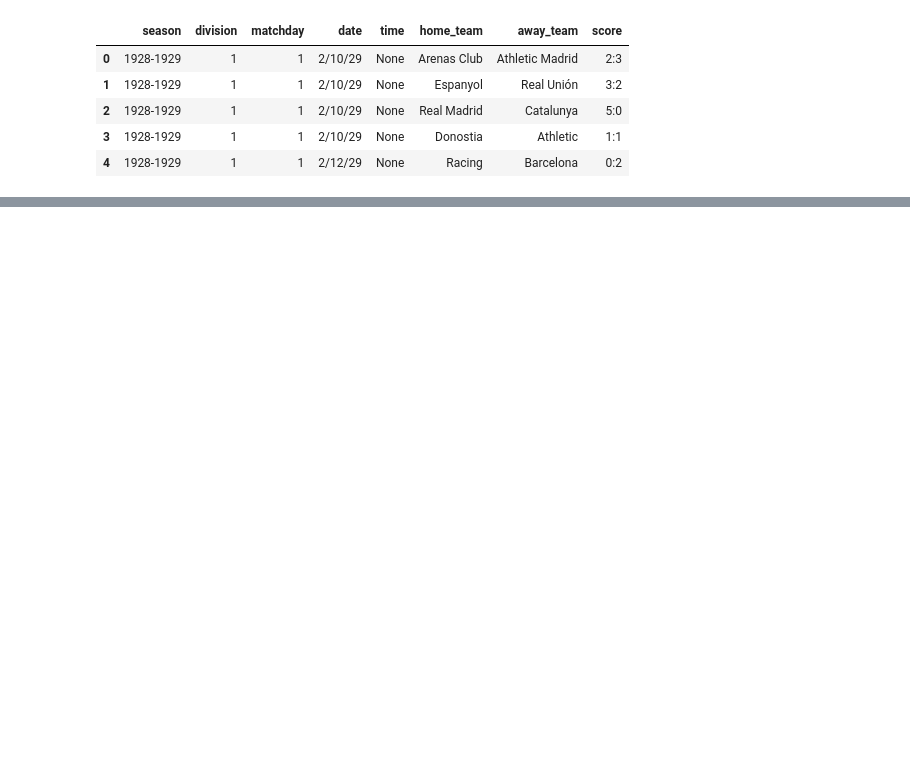
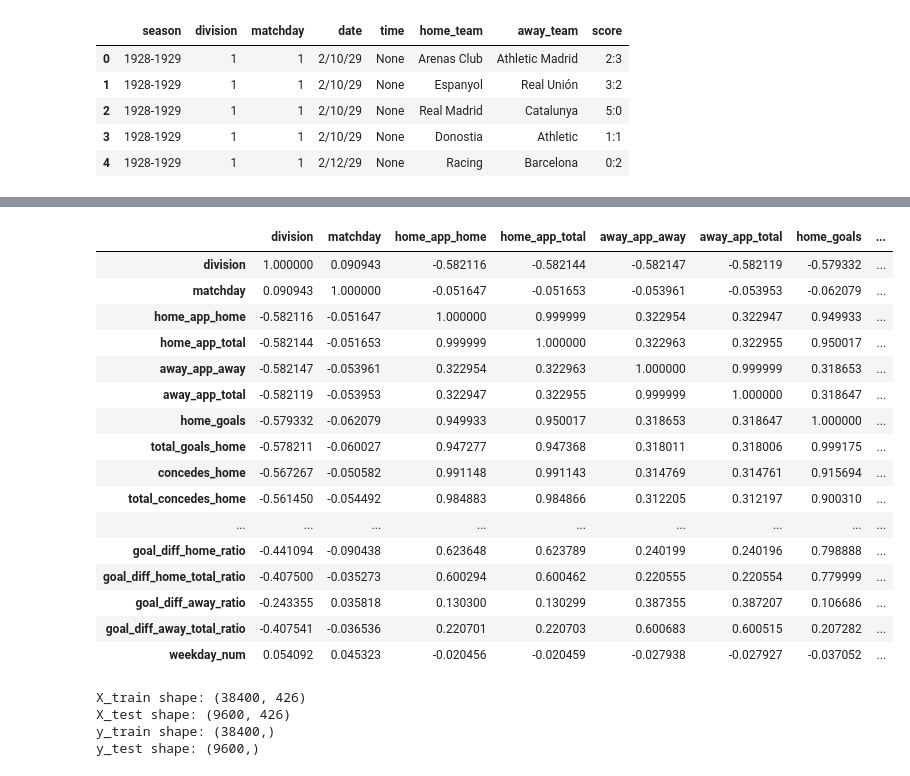
Before and after one commit to ManuIluro22/LaLiga, a Jupyter notebook: analysis/jordi.ipynb, the cells around one changed output, grey strips where cells are left out. Drawn from its saved outputs; the diff is of its cells as text; code cells hidden in the pictures; blank space fills up the shorter version.

```diff
--- a/analysis/jordi.ipynb
+++ b/analysis/jordi.ipynb
@@ -5,7 +30,10 @@ import pandas as pd
 # %%
 conn = sqlite3.connect('../laliga.sqlite')
 df = pd.read_sql_query("SELECT * FROM Matches", conn)
+df = df.dropna(axis = 'index' , how = 'all')
 display(df.head())
+
+# Close the connection when done
 conn.close()
 # %% [output]
 |  | season | division | matchday | date | time | home_team | away_team | score |
@@ -14,18 +42,3 @@ conn.close()
 | 2 | 1928-1929 | 1 | 1 | 2/10/29 | None | Real Madrid | Catalunya | 5:0 |
 | 3 | 1928-1929 | 1 | 1 | 2/10/29 | None | Donostia | Athletic | 1:1 |
 | 4 | 1928-1929 | 1 | 1 | 2/12/29 | None | Racing | Barcelona | 0:2 |
-# %%
-# Separate the home score and the away score.
-df[['home_score', 'away_score']] = df['score'].str.split(':', expand=True)
-df['home_score'] = pd.to_numeric(df['home_score'])
-df['away_score'] = pd.to_numeric(df['away_score'])
-
-# Delete the matches that have not been played yet
-df = df[(~df['home_score'].isnull()) | (~df['away_score'].isnull())]
-
-
-# Define whether it is a home or away win.
-df['result'] = df.apply(lambda row: 1 if row['home_score'] > row['away_score']
-                                        else 2 if row['home_score'] < row['away_score']
-                                        else 'X', axis=1)
-display(df.head())
@@ -52,0 +45,4 @@ away_stats = pd.DataFrame()
+# %%
+df = df.loc[(~df['score'].isnull())]
+display(df.head())
+display(df.tail())
@@ -52,0 +169,8 @@ away_stats = pd.DataFrame()
+# %%
+y = df.loc[:,'result']
+
+cols_to_drop = ['score','home_score','away_score','result']
+X = df.drop(columns=cols_to_drop)
+X = X.drop(columns=['date', 'time'])
+print(X.columns)
+y[:10,]
@@ -52,0 +202,20 @@ away_stats = pd.DataFrame()
+# %%
+X.corr(numeric_only=True).style.background_gradient("coolwarm", vmin=-1, vmax=1)
+# %% [output]
+|  | division | matchday | home_app_home | home_app_total | away_app_away | away_app_total | home_goals | ... |
+| division | 1.000000 | 0.090943 | -0.582116 | -0.582144 | -0.582147 | -0.582119 | -0.579332 | ... |
+| matchday | 0.090943 | 1.000000 | -0.051647 | -0.051653 | -0.053961 | -0.053953 | -0.062079 | ... |
+| home_app_home | -0.582116 | -0.051647 | 1.000000 | 0.999999 | 0.322954 | 0.322947 | 0.949933 | ... |
+| home_app_total | -0.582144 | -0.051653 | 0.999999 | 1.000000 | 0.322963 | 0.322955 | 0.950017 | ... |
+| away_app_away | -0.582147 | -0.053961 | 0.322954 | 0.322963 | 1.000000 | 0.999999 | 0.318653 | ... |
+| away_app_total | -0.582119 | -0.053953 | 0.322947 | 0.322955 | 0.999999 | 1.000000 | 0.318647 | ... |
+| home_goals | -0.579332 | -0.062079 | 0.949933 | 0.950017 | 0.318653 | 0.318647 | 1.000000 | ... |
+| total_goals_home | -0.578211 | -0.060027 | 0.947277 | 0.947368 | 0.318011 | 0.318006 | 0.999175 | ... |
+| concedes_home | -0.567267 | -0.050582 | 0.991148 | 0.991143 | 0.314769 | 0.314761 | 0.915694 | ... |
+| total_concedes_home | -0.561450 | -0.054492 | 0.984883 | 0.984866 | 0.312205 | 0.312197 | 0.900310 | ... |
+| ... | ... | ... | ... | ... | ... | ... | ... | ... |
+| goal_diff_home_ratio | -0.441094 | -0.090438 | 0.623648 | 0.623789 | 0.240199 | 0.240196 | 0.798888 | ... |
+| goal_diff_home_total_ratio | -0.407500 | -0.035273 | 0.600294 | 0.600462 | 0.220555 | 0.220554 | 0.779999 | ... |
+| goal_diff_away_ratio | -0.243355 | 0.035818 | 0.130300 | 0.130299 | 0.387355 | 0.387207 | 0.106686 | ... |
+| goal_diff_away_total_ratio | -0.407541 | -0.036536 | 0.220701 | 0.220703 | 0.600683 | 0.600515 | 0.207282 | ... |
+| weekday_num | 0.054092 | 0.045323 | -0.020456 | -0.020459 | -0.027938 | -0.027927 | -0.037052 | ... |
@@ -52,0 +226,11 @@ away_stats = pd.DataFrame()
+# %%
+X_train, X_test, y_train, y_test = train_test_split(X, y, test_size=0.2, random_state=1)
+print(f"X_train shape: {X_train.shape}")
+print(f"X_test shape: {X_test.shape}")
+print(f"y_train shape: {y_train.shape}")
+print(f"y_test shape: {y_test.shape}")
+# %% [output]
+X_train shape: (38400, 426)
+X_test shape: (9600, 426)
+y_train shape: (38400,)
+y_test shape: (9600,)
```
Also changed, not shown: parts of 17 cells of this notebook.
